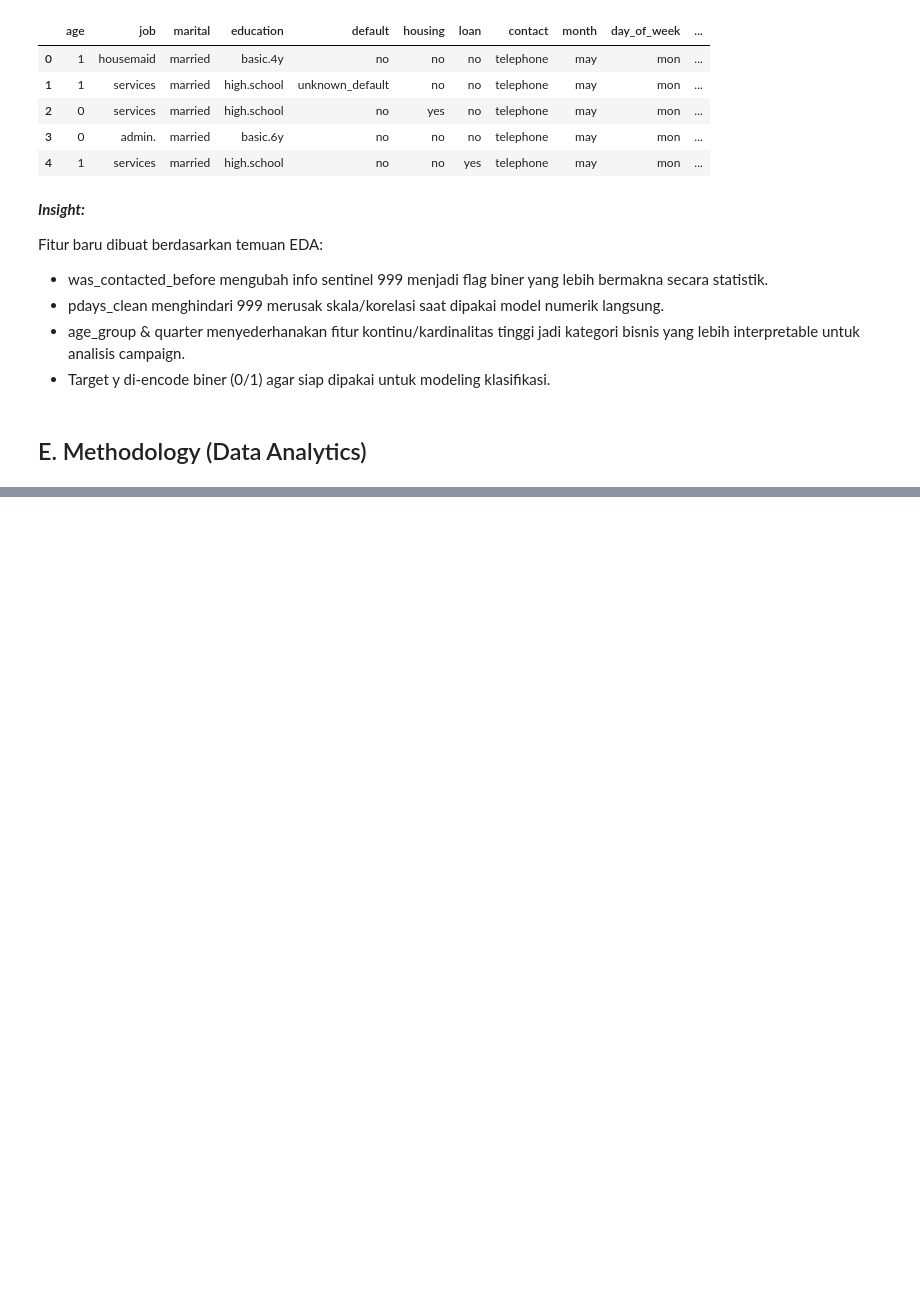
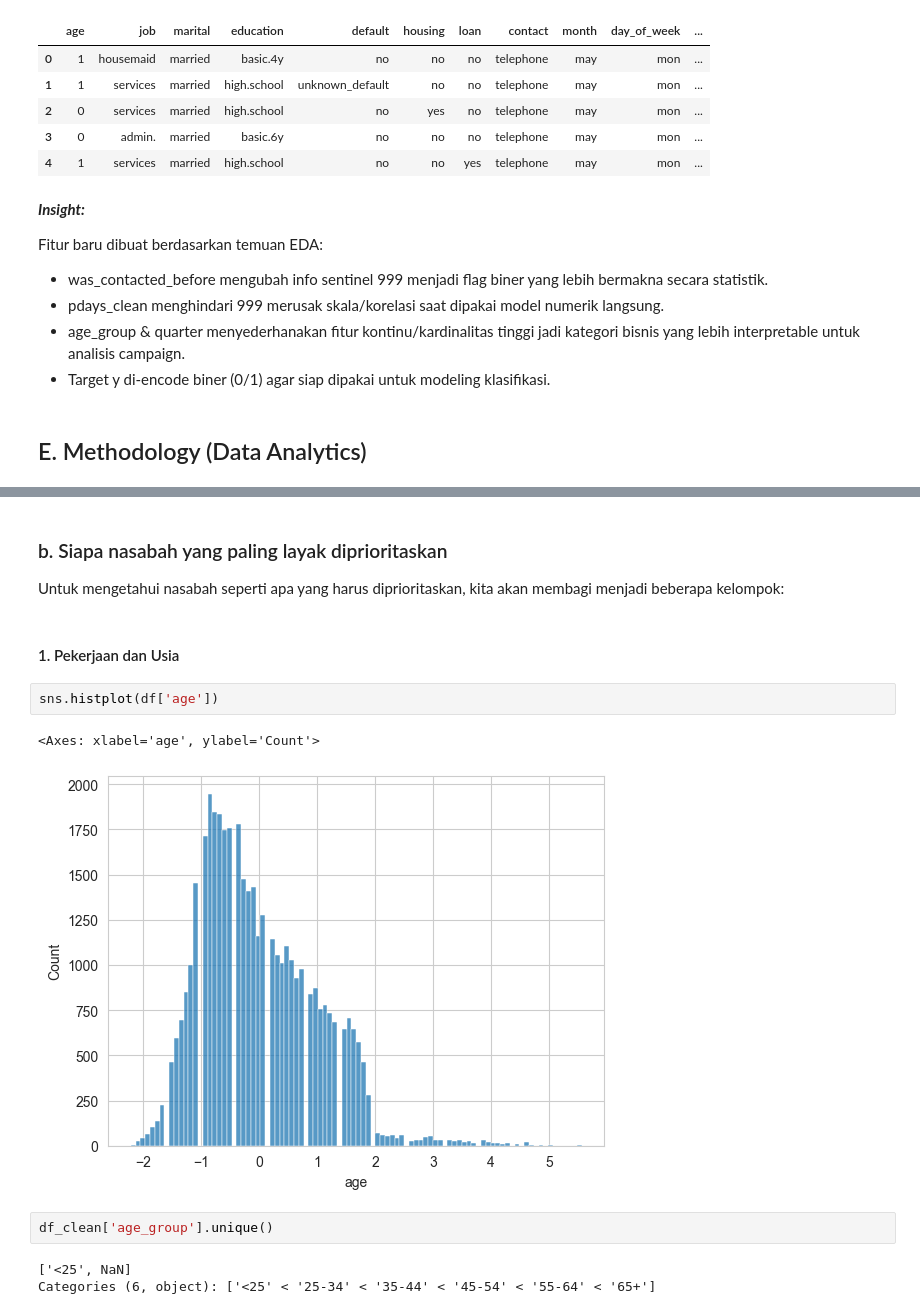
Before and after one commit to mdevx3/Final-Project-Purwadhika, a Jupyter notebook: Final_Project_Purwadhika.ipynb, the cells around one changed output, grey strips where cells are left out. Drawn from its saved outputs; the diff is of its cells as text; blank space fills up the shorter version.

```diff
--- a/Final_Project_Purwadhika.ipynb
+++ b/Final_Project_Purwadhika.ipynb
@@ -770,0 +807,16 @@ Passing `palette` without assigning `hue` is deprecated and will be removed in v
+# %% [markdown]
+### b. Siapa nasabah yang paling layak diprioritaskan
+
+Untuk mengetahui nasabah seperti apa yang harus diprioritaskan, kita akan membagi menjadi beberapa kelompok:
+# %% [markdown]
+#### 1. Pekerjaan dan Usia
+# %%
+sns.histplot(df['age'])
+# %% [output]
+<Axes: xlabel='age', ylabel='Count'>
+[figure, added]
+# %%
+df_clean['age_group'].unique()
+# %% [output]
+['<25', NaN]
+Categories (6, object): ['<25' < '25-34' < '35-44' < '45-54' < '55-64' < '65+']
```
Also changed, not shown: parts of 13 cells of this notebook.
